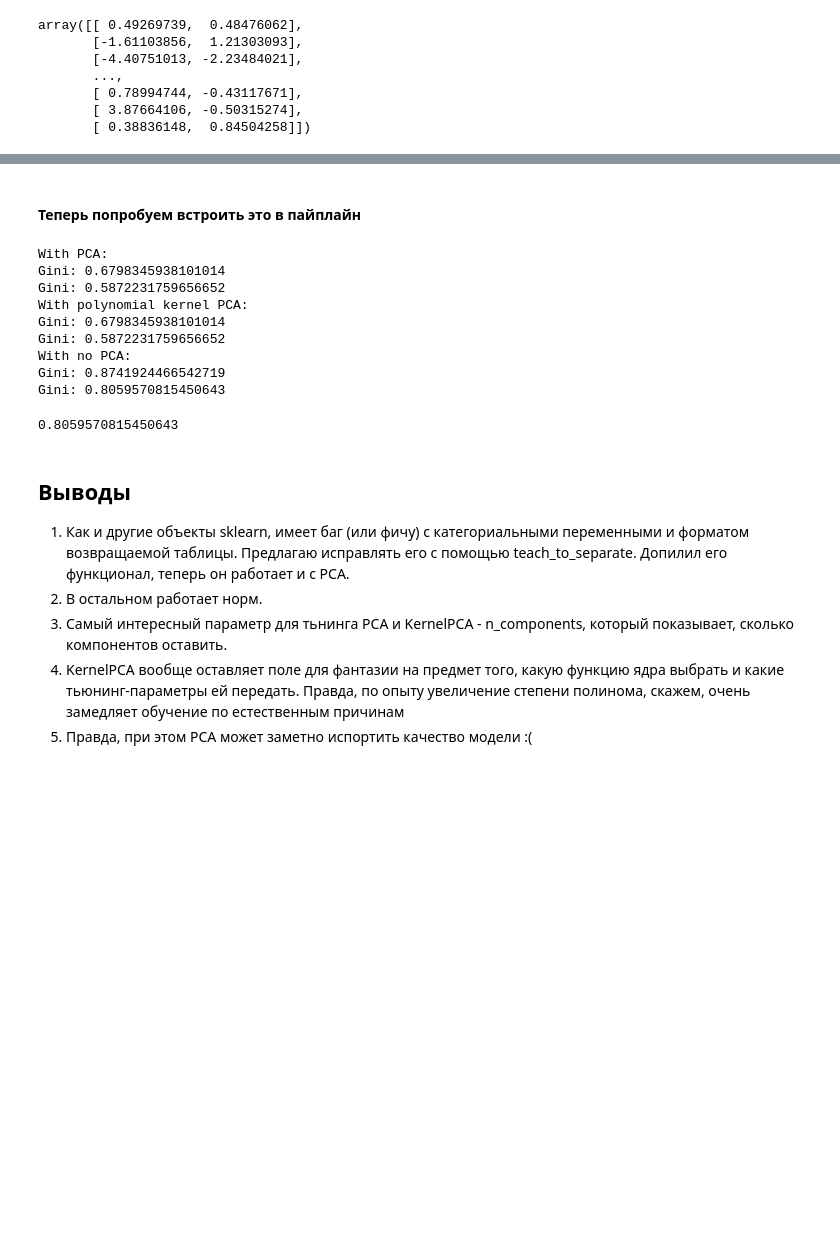
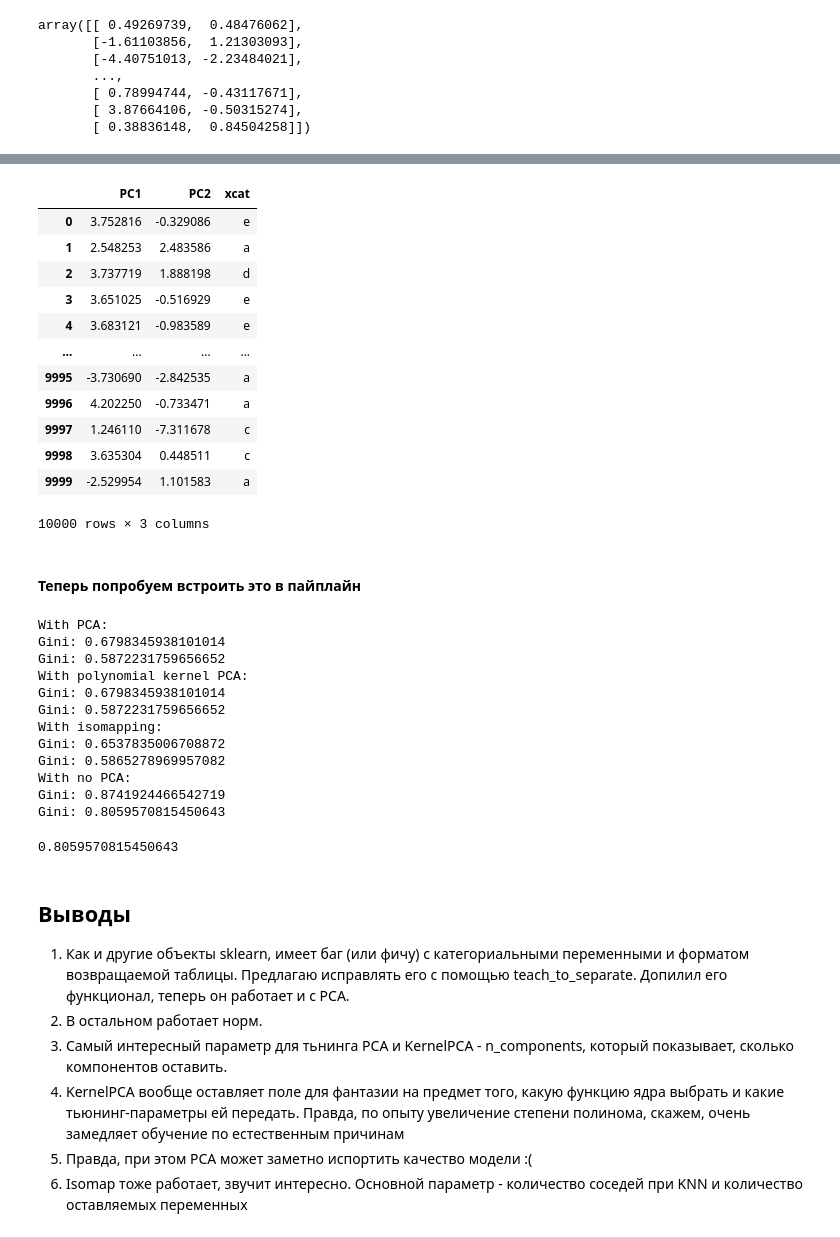
Before and after one commit to uasek/credit_scoring_project, a Jupyter notebook: scoring_model/feature_engineering.ipynb, the cells around one changed output, grey strips where cells are left out. Cells and saved outputs as stored; diff of their text form; code cells hidden in the pictures; blank space fills up the shorter version.

Commit message:
Worked with isomap in engineering

```diff
--- a/scoring_model/feature_engineering.ipynb
+++ b/scoring_model/feature_engineering.ipynb
@@ -198,0 +212,2 @@ array([[ 0.49269739,  0.48476062],
+# %%
+test_df = mvm.create_test_df(nans = False) #создадим тестовый сет
@@ -199,3 +241,29 @@ array([[ 0.49269739,  0.48476062],
+# %%
+IsomapSeparated = mvm.teach_to_separate(sklearn.manifold.Isomap)
+Isomaper = IsomapSeparated(categorical_variables = ["xcat"],
+                           functionality = "PCA",
+                           n_neighbors = 5, #количество соседей при вычислении KNN. Основной гиперпараметр, кстати (!!!)
+                                n_components = 2,  #сколько оставить компонентов; по дефолту - 2
+                            path_method = "auto", #алгоритм, который вычисляет кратчайший путь. Варианты см. на странице функции. Этот подбирает сам.
+                            neighbors_algorithm = "auto", #алгоритм, который ищет соседей. Инстанс класса NearestNeighbours
+                            n_jobs = 4 #объект умеет быть многопоточным! -1 займет все ядра
+                    )
+Isomaper.fit(test_df)
+Isomaper.transform(test_df)
+# %% [output]
+|  | PC1 | PC2 | xcat |
+| 0 | 3.752816 | -0.329086 | e |
+| 1 | 2.548253 | 2.483586 | a |
+| 2 | 3.737719 | 1.888198 | d |
+| 3 | 3.651025 | -0.516929 | e |
+| 4 | 3.683121 | -0.983589 | e |
+| ... | ... | ... | ... |
+| 9995 | -3.730690 | -2.842535 | a |
+| 9996 | 4.202250 | -0.733471 | a |
+| 9997 | 1.246110 | -7.311678 | c |
+| 9998 | 3.635304 | 0.448511 | c |
+| 9999 | -2.529954 | 1.101583 | a |
+10000 rows × 3 columns
 # %% [markdown]
 #### Теперь попробуем встроить это в пайплайн
 # %%
@@ -299,7 +367,27 @@ Gini(y_train, mdl_pipe_impute.predict_proba(X_train)[:, 1])
 
 Gini(y_test, mdl_pipe_impute.predict_proba(X_test)[:, 1])
 
+print("With isomapping:")
+IsomapSeparated = mvm.teach_to_separate(sklearn.manifold.Isomap)
+feat_eng_kernel = IsomapSeparated(categorical_variables = factors_dict["cat_vals"],
+                           functionality = "PCA",
+                           n_neighbors = 5, #количество соседей при вычислении KNN. Основной гиперпараметр, кстати (!!!)
+                            n_components = 4,  #сколько оставить компонентов; по дефолту - 2
+                            path_method = "auto", #алгоритм, который вычисляет кратчайший путь. Варианты см. на странице функции. Этот подбирает сам.
+                            neighbors_algorithm = "auto", #алгоритм, который ищет соседей. Инстанс класса NearestNeighbours
+                            n_jobs = 6 #объект умеет быть многопоточным! -1 займет все ядра
+                    )
 
+mdl_pipe_impute = Pipeline(
+    [('impute_missing', missing_impute),('encode', woe), ('feat_eng', feat_eng_kernel), ('feat_select', feat_sel), ('lgbm', lgbm_mdl)]
+)
+
+# print(X_train)
+mdl_pipe_impute.fit(X_train, y_train)
+# print(X_train)
+Gini(y_train, mdl_pipe_impute.predict_proba(X_train)[:, 1])
+
+Gini(y_test, mdl_pipe_impute.predict_proba(X_test)[:, 1])
 
 print("With no PCA:")
 mdl_pipe_impute = Pipeline(
@@ -316,6 +404,9 @@ Gini: 0.5872231759656652
 With polynomial kernel PCA:
 Gini: 0.6798345938101014
 Gini: 0.5872231759656652
+With isomapping:
+Gini: 0.6537835006708872
+Gini: 0.5865278969957082
 With no PCA:
 Gini: 0.8741924466542719
 Gini: 0.8059570815450643
@@ -328,3 +419,4 @@ Gini: 0.8059570815450643
 3. Самый интересный параметр для тьнинга PCA и KernelPCA - n_components, который показывает, сколько компонентов оставить.
 4. KernelPCA вообще оставляет поле для фантазии на предмет того, какую функцию ядра выбрать и какие тьюнинг-параметры ей передать. Правда, по опыту увеличение степени полинома, скажем, очень замедляет обучение по естественным причинам
 5. Правда, при этом PCA может заметно испортить качество модели :(
+6. Isomap тоже работает, звучит интересно. Основной параметр - количество соседей при KNN и количество оставляемых переменных
```
Also changed, not shown: parts of 4 cells of this notebook.
